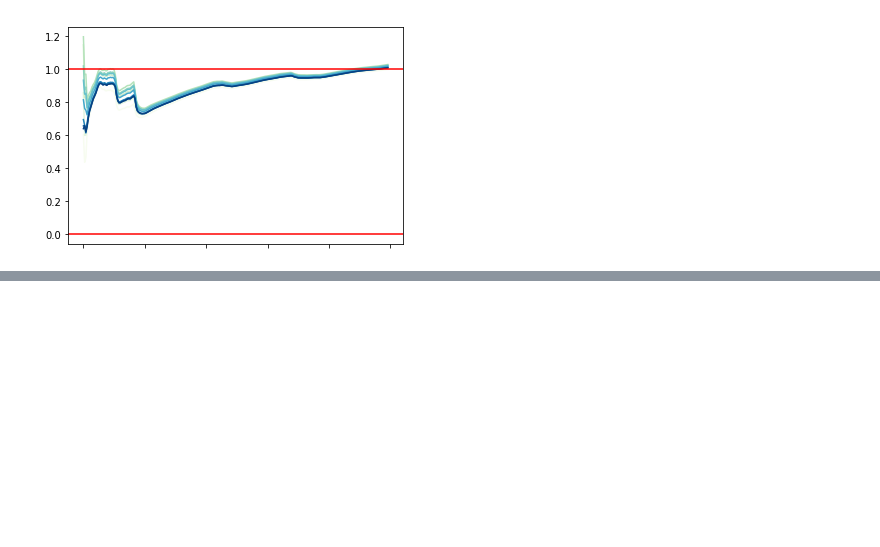
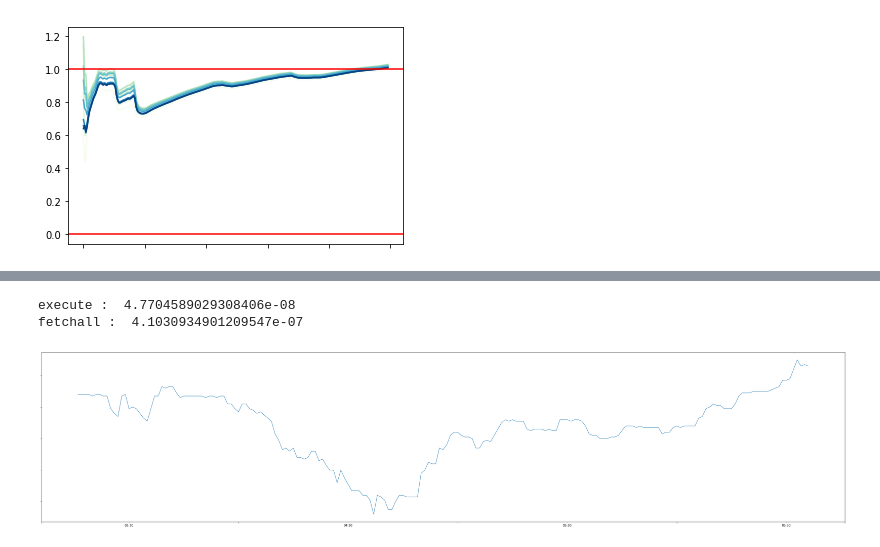
Before and after one commit to bsdo64/BSTrade_init, a Jupyter notebook: Untitled.ipynb, the cells around one changed output, grey strips where cells are left out. Cells and saved outputs as stored; diff of their text form; code cells hidden in the pictures; blank space fills up the shorter version.

```diff
--- a/Untitled.ipynb
+++ b/Untitled.ipynb
@@ -443 +445,21 @@ bbr.tail()
 5 rows × 240 columns
+# %%
+BS_PATH = '/Users/bsdo/project/Python/BSTrade/BSTrade/Data/bitmex/'
+
+df = get_df(BS_PATH)
+max_line = 2400
+bbr = get_bbr(range(20, max_line, 20))
+times = 1
+length = 200
+start = times * length + 1
+# end = -start+length
+end = None
+fig_size = (46, 10)
+
+ax = df.close[-start:end].plot(figsize=fig_size, linewidth=1)
+ax.yaxis.set_major_formatter(plt.NullFormatter())
+ax.xaxis.set_major_formatter(plt.NullFormatter())
+# %% [output]
+execute :  4.7704589029308406e-08
+fetchall :  4.1030934901209547e-07
+[figure, added]
```
Also changed, not shown: parts of 17 cells of this notebook, 1 other file.
